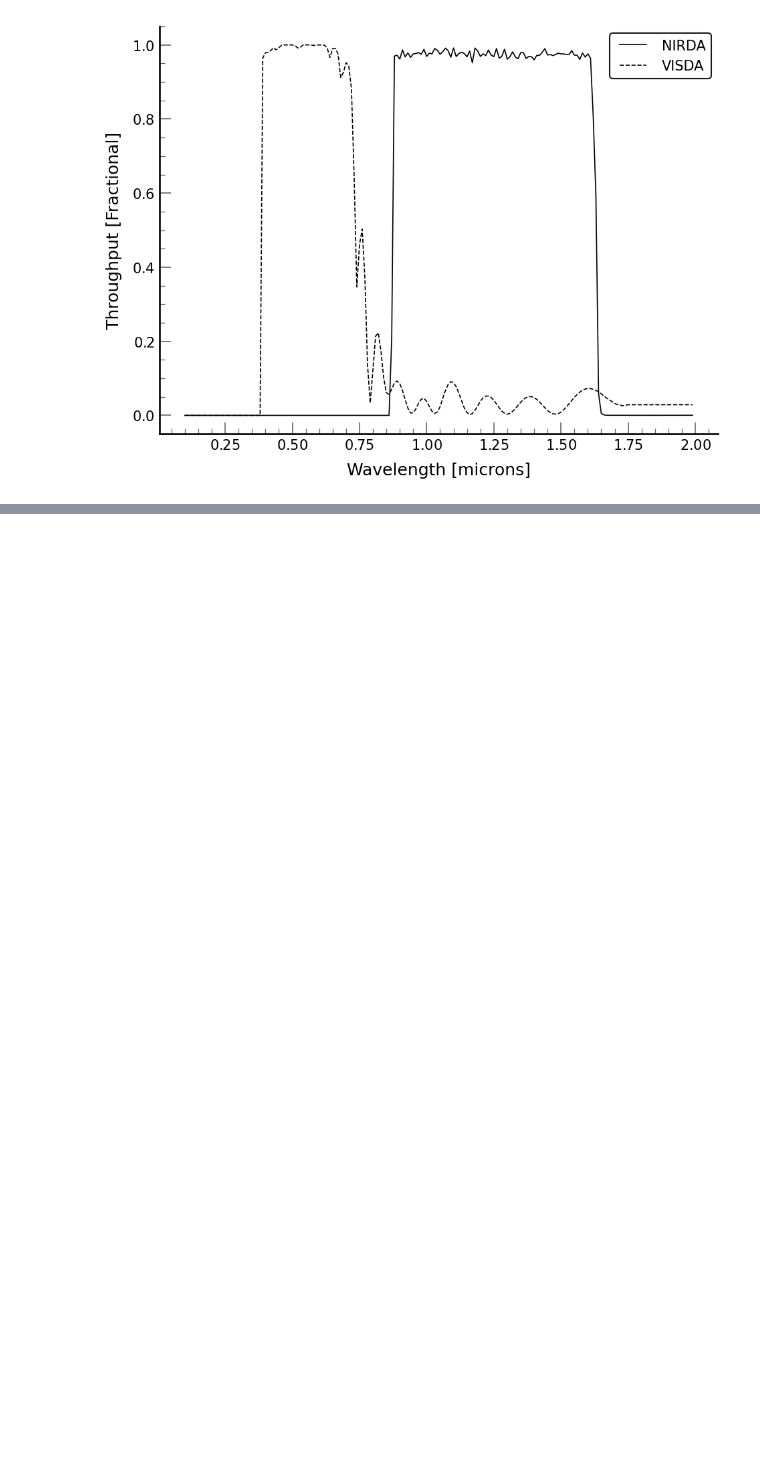
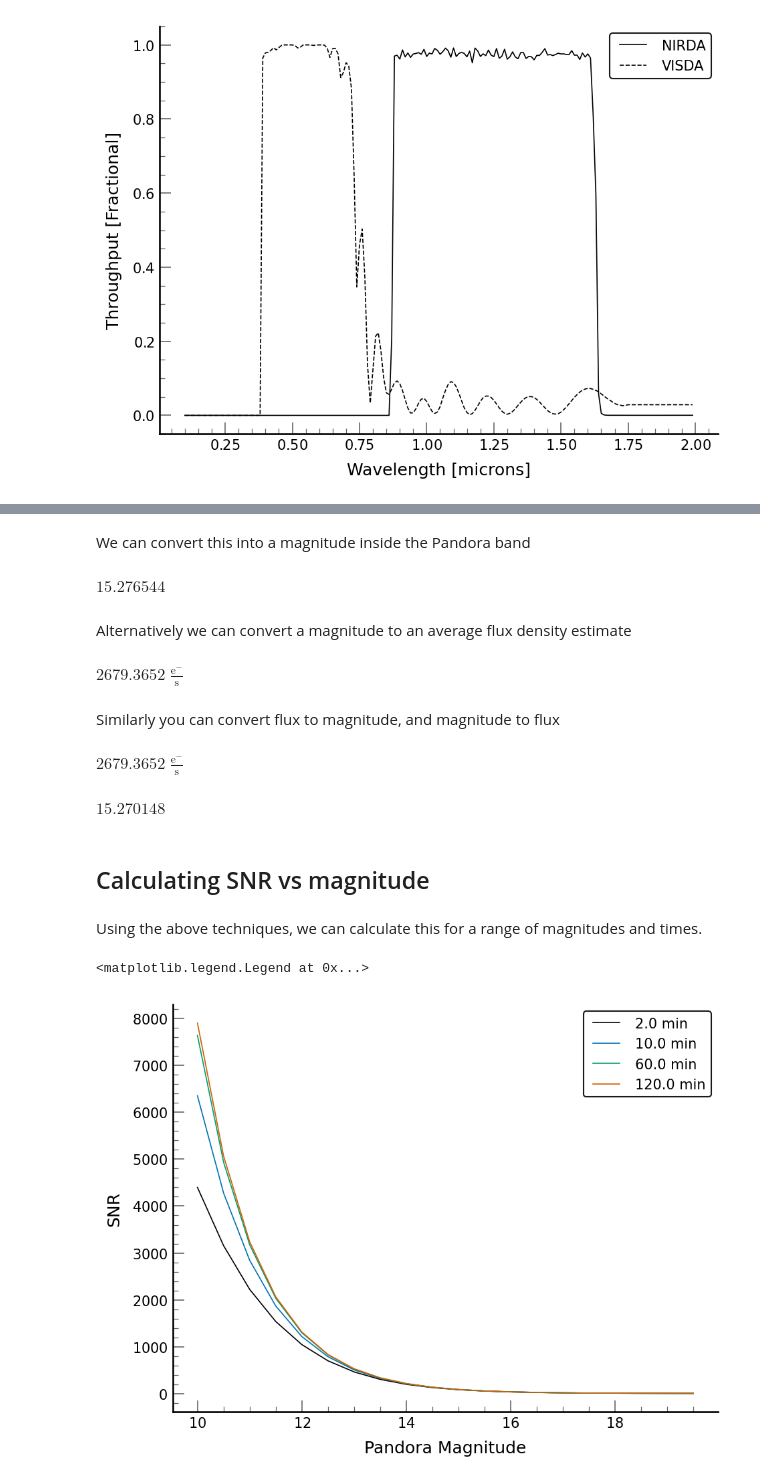
Before and after one commit to PandoraMission/pandora-sat, a Jupyter notebook: docs/intro-to-pandorasat.ipynb, the cells around one changed output, grey strips where cells are left out. Saved outputs shown, nothing was run; the diff lists cells and outputs as text; code cells hidden in the pictures; blank space fills up the shorter version.

```diff
--- a/docs/intro-to-pandorasat.ipynb
+++ b/docs/intro-to-pandorasat.ipynb
@@ -84,0 +104,3 @@ $16.442782 \; \mathrm{}$
+# %%
+rate_noise = (npixels * visda.background_rate) * time + (npixels * visda.dark_rate) * time
+rate_noise +=  ((flux.value**0.5) * flux.unit) * time
@@ -84,0 +109,2 @@ $16.442782 \; \mathrm{}$
+# %%
+read_noise = (visda.read_noise * npixels) * nints
@@ -84,0 +113,3 @@ $16.442782 \; \mathrm{}$
+# %%
+noise = (rate_noise**2 + read_noise**2)**0.5
+SNR = (flux * time)/noise
@@ -84,0 +186,45 @@ $16.442782 \; \mathrm{}$
+# %% [markdown]
+We can convert this into a magnitude inside the Pandora band
+# %%
+visda.average_flux_density_to_mag(avg_flux_density)
+# %% [output]
+$15.276544 \; \mathrm{}$
+# %% [markdown]
+Alternatively we can convert a magnitude to an average flux density estimate
+# %%
+visda.mag_to_average_flux_density(15.27)
+# %% [output]
+$2679.3652 \; \mathrm{\frac{e^{-}}{s}}$
+# %% [markdown]
+Similarly you can convert flux to magnitude, and magnitude to flux
+# %%
+visda.mag_to_flux(15.27)
+# %% [output]
+$2679.3652 \; \mathrm{\frac{e^{-}}{s}}$
+# %%
+visda.flux_to_mag(2679*u.electron/u.second)
+# %% [output]
+$15.270148 \; \mathrm{}$
+# %% [markdown]
+## Calculating SNR vs magnitude
+# %% [markdown]
+Using the above techniques, we can calculate this for a range of magnitudes and times.
+# %%
+fig, ax = plt.subplots()
+mags = np.arange(10, 20, 0.5)
+npixels = 5 * u.pixel
+for time in np.asarray([2, 10, 60, 120])*u.minute:
+    nints = time.to(u.second)/visda.integration_time
+    flux = visda.mag_to_flux(mags)* time.to(u.second)
+    rate_noise = (flux.value**0.5) * flux.unit
+    rate_noise += npixels * visda.background_rate * time.to(u.second)
+    rate_noise += npixels * visda.dark_rate * time.to(u.second)
+    read_noise = (visda.read_noise * npixels) * nints
+    noise = (rate_noise**2 + read_noise**2)**0.5
+    SNR = (flux)/noise
+    ax.plot(mags, SNR, label=time.to_string())
+ax.set(xlabel='Pandora Magnitude', ylabel='SNR')
+ax.legend()
+# %% [output]
+<matplotlib.legend.Legend at 0x...>
+[figure, added]
```
Also changed, not shown: parts of 38 cells of this notebook, 4 other files.
